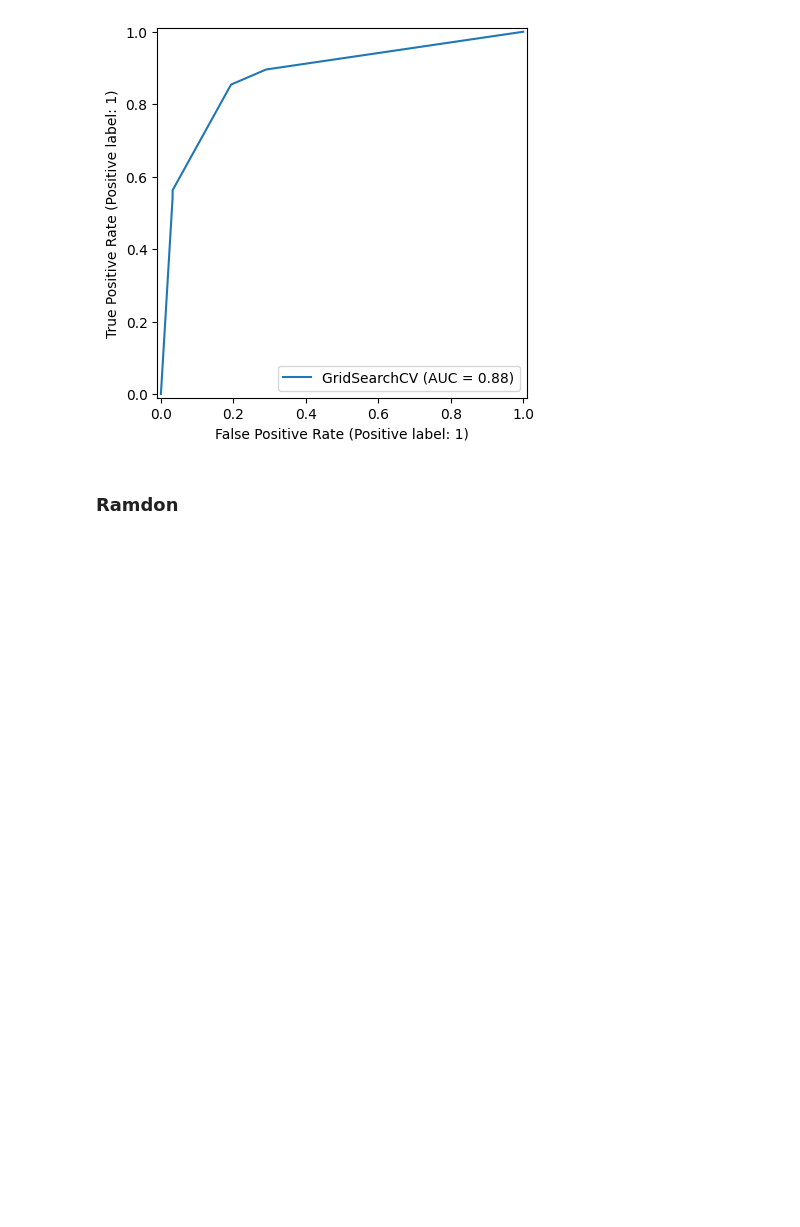
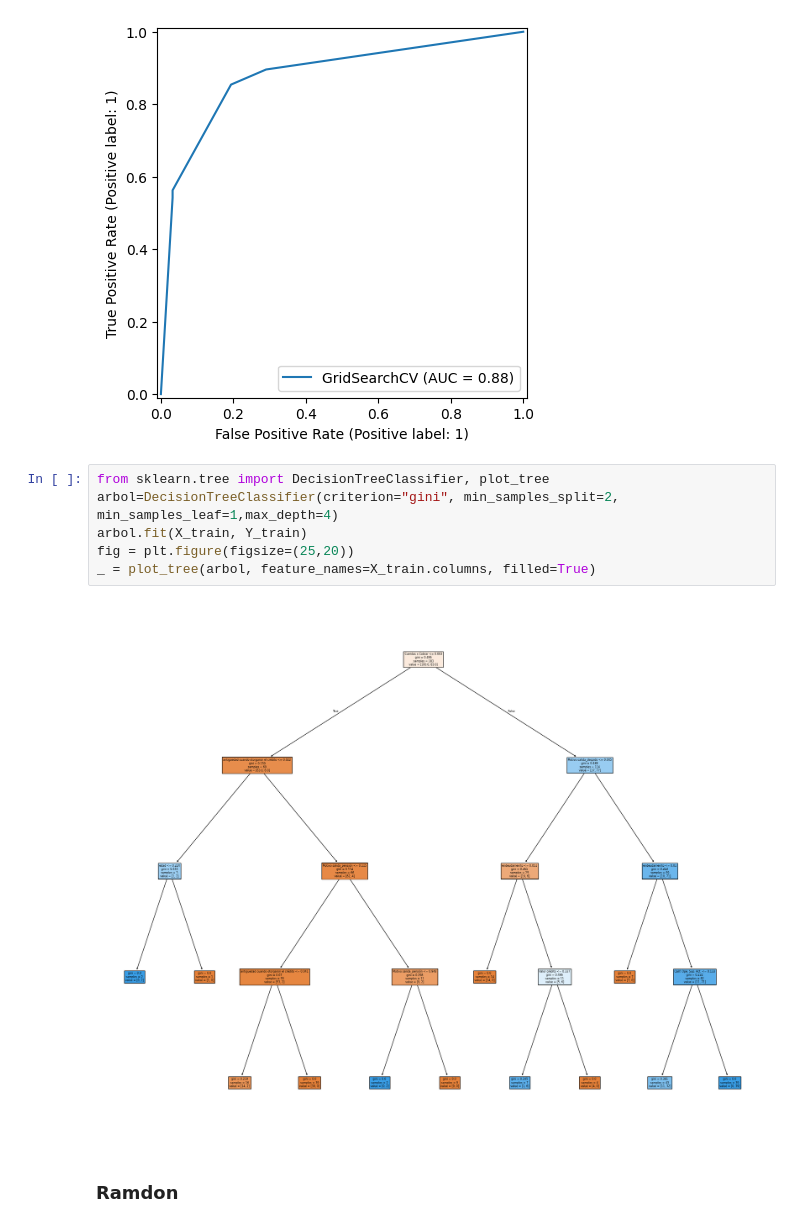
Before and after one commit to wicalo/ProyectoAna, a Jupyter notebook: Codigo/Definitivo.ipynb, the cells around one changed output. Drawn from its saved outputs; the diff is of its cells as text; blank space fills up the shorter version.

```diff
--- a/Codigo/Definitivo.ipynb
+++ b/Codigo/Definitivo.ipynb
@@ -715,6 +715,14 @@ roc_curve = RocCurveDisplay.from_estimator(modelo_AC, X_test, Y_test)
 plt.show()
 # %% [output]
 [figure]
+# %%
+from sklearn.tree import DecisionTreeClassifier, plot_tree
+arbol=DecisionTreeClassifier(criterion="gini", min_samples_split=2, min_samples_leaf=1,max_depth=4)
+arbol.fit(X_train, Y_train)
+fig = plt.figure(figsize=(25,20))
+_ = plot_tree(arbol, feature_names=X_train.columns, filled=True)
+# %% [output]
+[figure, added]
 # %% [markdown]
 ### Ramdon
 # %%
```
Also changed, not shown: parts of 8 cells of this notebook.
